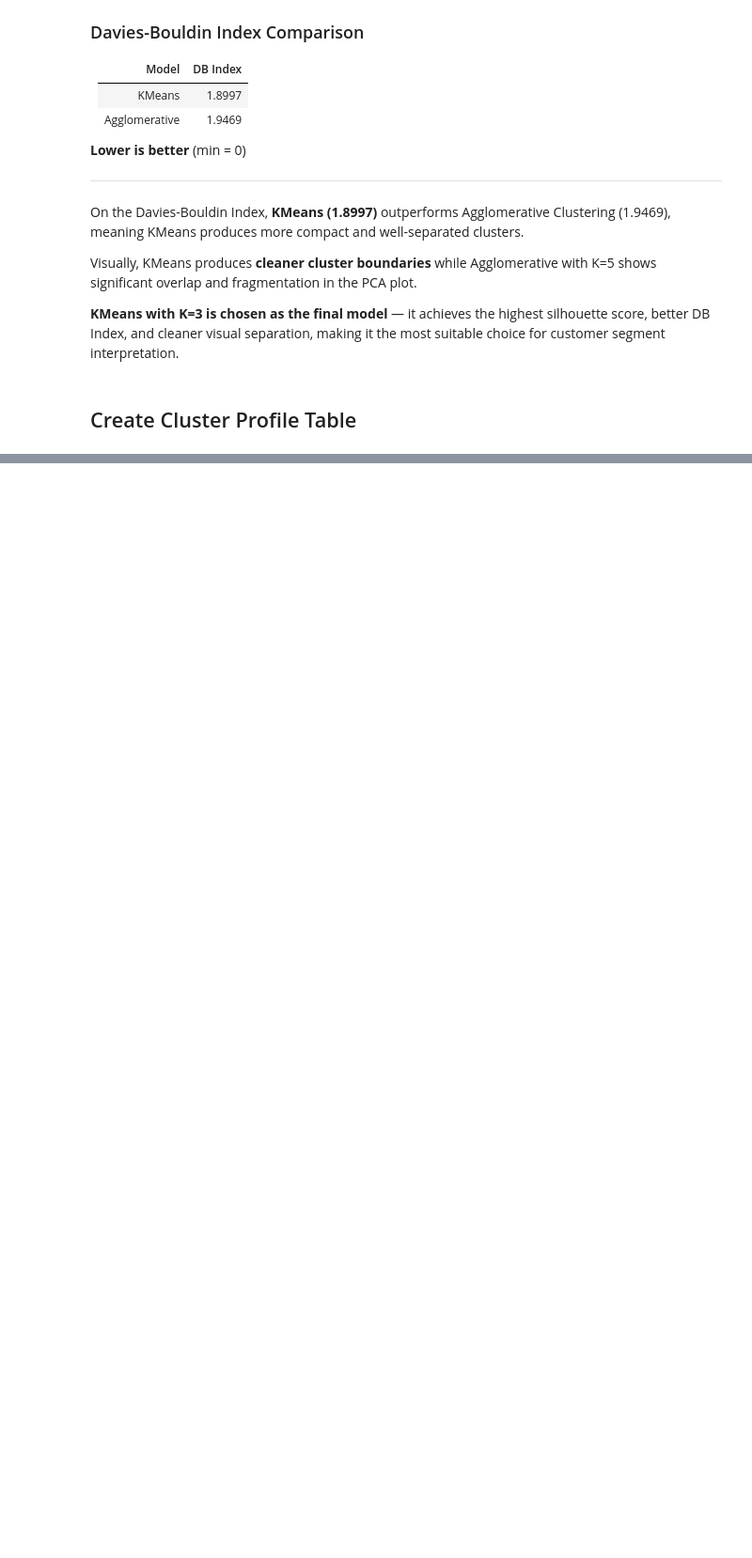
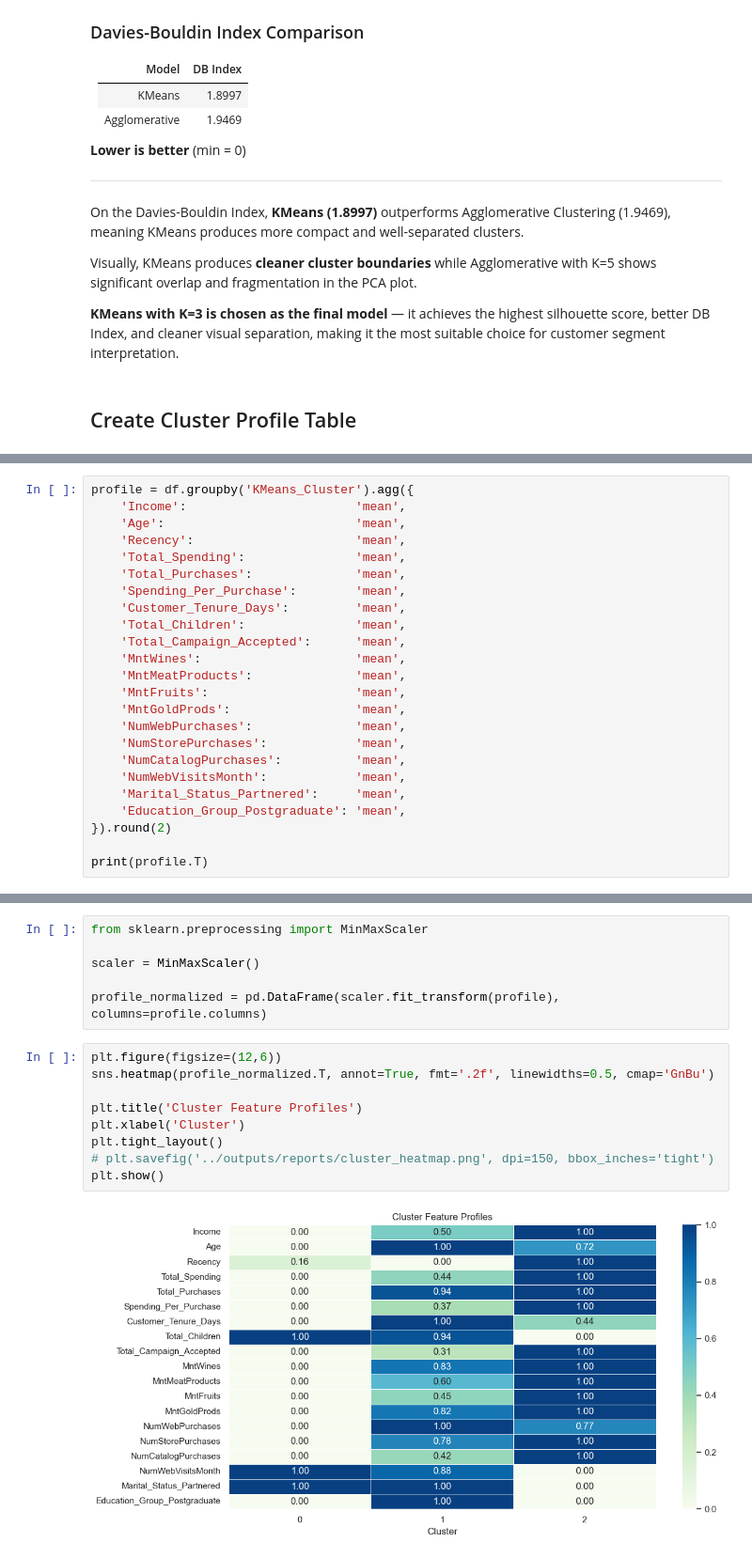
Before and after one commit to muhammedriswanp/customer-segmentation-clustering, a Jupyter notebook: notebooks/project_analysis.ipynb, the cells around one changed output, grey strips where cells are left out. Shown at 94% size. Drawn from its saved outputs; the diff is of its cells as text; blank space fills up the shorter version.

Commit message:
cluster interpretation, profiling, heatmap, and key insights

```diff
--- a/notebooks/project_analysis.ipynb
+++ b/notebooks/project_analysis.ipynb
@@ -875,0 +830,24 @@ df.to_csv("../outputs/clusters/dataset_with_clusters.csv", index=False)
+# %%
+profile = df.groupby('KMeans_Cluster').agg({
+    'Income':                       'mean',
+    'Age':                          'mean',
+    'Recency':                      'mean',
+    'Total_Spending':               'mean',
+    'Total_Purchases':              'mean',
+    'Spending_Per_Purchase':        'mean',
+    'Customer_Tenure_Days':         'mean',
+    'Total_Children':               'mean',
+    'Total_Campaign_Accepted':      'mean',
+    'MntWines':                     'mean',
+    'MntMeatProducts':              'mean',
+    'MntFruits':                    'mean',
+    'MntGoldProds':                 'mean',
+    'NumWebPurchases':              'mean',
+    'NumStorePurchases':            'mean',
+    'NumCatalogPurchases':          'mean',
+    'NumWebVisitsMonth':            'mean',
+    'Marital_Status_Partnered':     'mean',
+    'Education_Group_Postgraduate': 'mean',
+}).round(2)
+
+print(profile.T)
@@ -875,0 +896,17 @@ df.to_csv("../outputs/clusters/dataset_with_clusters.csv", index=False)
+# %%
+from sklearn.preprocessing import MinMaxScaler
+
+scaler = MinMaxScaler()
+
+profile_normalized = pd.DataFrame(scaler.fit_transform(profile), columns=profile.columns)
+# %%
+plt.figure(figsize=(12,6))
+sns.heatmap(profile_normalized.T, annot=True, fmt='.2f', linewidths=0.5, cmap='GnBu')
+
+plt.title('Cluster Feature Profiles')
+plt.xlabel('Cluster')
+plt.tight_layout()
+# plt.savefig('../outputs/reports/cluster_heatmap.png', dpi=150, bbox_inches='tight')
+plt.show()
+# %% [output]
+[figure, added]
```
Also changed, not shown: parts of 17 cells of this notebook, 5 other files.
